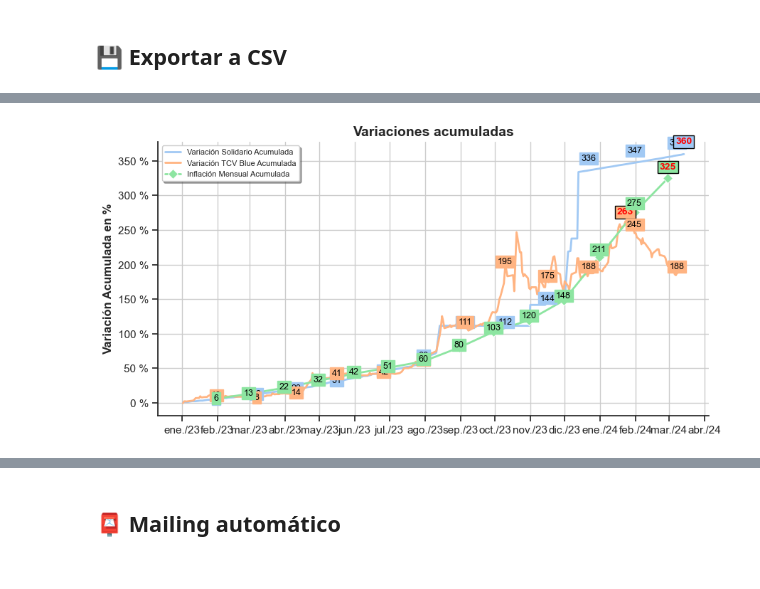
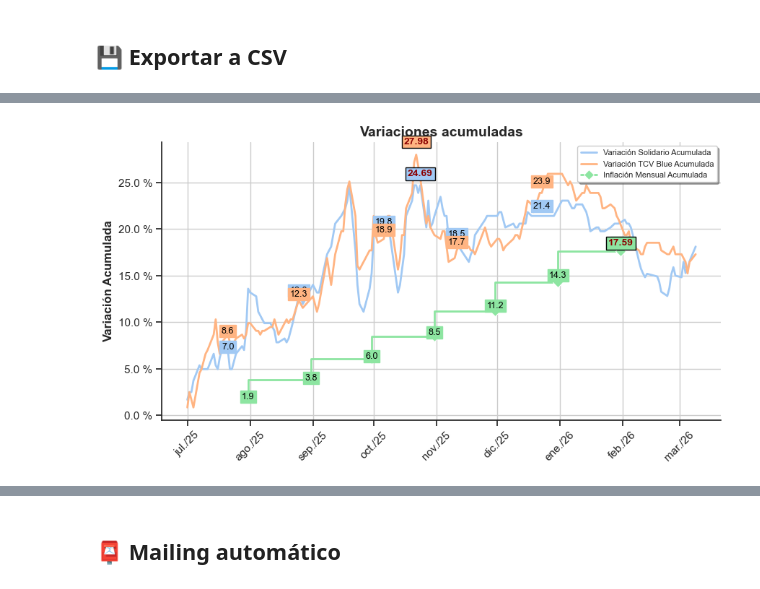
Before and after one commit to mauroemartinez/RPA-exchange-rate-scrapping-automatic-mailing, a Jupyter notebook: RPA_Tipos_de_Cambio_Mailing.ipynb, the cells around one changed output, grey strips where cells are left out. Saved outputs shown, nothing was run; the diff lists cells and outputs as text; code cells hidden in the pictures.

```diff
--- a/RPA_Tipos_de_Cambio_Mailing.ipynb
+++ b/RPA_Tipos_de_Cambio_Mailing.ipynb
@@ -444,7 +477,11 @@ inflacion_df.style.format(
 # %%
 #nueva fila final con todos los datos tomados
-fila_nueva = [dolar_hoy, bna, ambito, euro, tasas]
-fila_nueva = pd.concat(fila_nueva, axis=1)
+bcra_tea_ultimo = inflacion_df["bcra_tea"].iloc[0]
+bcra_tea_df = pd.DataFrame(
+    {"bcra_tea": [bcra_tea_ultimo]}
+)
+
+fila_nueva = pd.concat([dolar_hoy, bna, ambito, euro, fed_tea, bcra_tea_df], axis=1)
 fila_nueva
 # %% [output]
 |  | Fecha | TCC_Blue | TCV_Blue | TCC_Billete | TCV_Billete | TCC_Divisas | TCV_Divisas | Solidario | TCV_MEP | ... |
@@ -455,5 +492,6 @@ fila_nueva
 # Concatenado de la fila nueva
 df = pd.concat([
     fila_nueva,
-    df.loc[:]
+    df
 ]).reset_index(drop=True)
+df
@@ -504,6 +577,8 @@ data = df.copy()
 # Damos vuelta el dataframe sólo para los gráficos
 # Si no lo damos vuelta, los gráficos van a empzar de hoy hacia atrás
 data = data.iloc[::-1]
+data['Fecha'] = pd.to_datetime(data['Fecha'], dayfirst=False, errors='coerce')
+data['Fecha'] = data['Fecha'].dt.strftime('%d/%m/%y')
 data
 # %% [output]
 |  | Fecha | TCC_Blue | TCV_Blue | TCC_Billete | TCV_Billete | TCC_Divisas | TCV_Divisas | Solidario | TCV_MEP | ... |
@@ -721,8 +821,11 @@ plt.savefig(graficos_jpg)
 #locale.setlocale(locale.LC_TIME, 'es_ES.utf8')
 locale.setlocale(locale.LC_TIME, 'en_US.utf8')
 
-inflacion_df["Fecha"] = pd.to_datetime(inflacion_df["Fecha"], format="%d/%m/%Y")
-data["Fecha"] = pd.to_datetime(data["Fecha"], format="%d/%m/%y")
+# Para inflacion_df (que sí es todo dd-mm-YYYY)
+inflacion_df["Fecha"] = pd.to_datetime(inflacion_df["Fecha"], format="%d-%m-%Y")
+
+# Para data (que tiene formatos mezclados)
+data["Fecha"] = pd.to_datetime(data["Fecha"], dayfirst=True, errors="coerce")
 
 variacion_acumulada = data.merge(inflacion_df[["Fecha","Inflación Mensual"]], on=["Fecha"], how="outer")
 
@@ -731,8 +834,7 @@ variacion_acumulada.sort_values("Fecha", inplace=True)
 
 # # Filtramos por el año actual
 # current_year = pd.Timestamp.today().year
-
-fecha_inicio = pd.to_datetime("2023-01-01")
+fecha_inicio = pd.to_datetime("2025-07-01")
 variacion_acumulada = variacion_acumulada[variacion_acumulada["Fecha"] >= fecha_inicio]
 
 #Creamos las columnas acumulativas
@@ -769,7 +871,8 @@ for i, column in enumerate(ax2_columns):
             color=palette[i],
             linewidth=2,
             marker="D",
-            markersize=7
+            markersize=7,
+            drawstyle='steps-pre'
         )
     else:
         sns.lineplot(
@@ -782,7 +885,7 @@ for i, column in enumerate(ax2_columns):
         )
 
     # Etiqueta de datos para cada línea, se requieren diferentes frecuencias
-    bbox = dict(facecolor=palette[i], alpha=1, edgecolor=palette[i], boxstyle='square,pad=0.2')
+    bbox = dict(facecolor=palette[i], edgecolor=palette[i], boxstyle='square,pad=0.2')
     label_frequency = 25 if column != "Inflación Mensual Acumulada" else 1
     for idx, row in variacion_acumulada.iterrows():
         if not pd.isna(row[column]):
@@ -791,7 +894,7 @@ for i, column in enumerate(ax2_columns):
                 plt.text(
                     row['Fecha'],
                     row[column]*1.05,
-                    f'{row[column]:,.0f}',
+                    f'{row[column]:,.1f}',
                     fontsize=9,
                     color="black",
                     ha="center",
@@ -800,41 +903,42 @@ for i, column in enumerate(ax2_columns):
                 )
 
             # Etiqueta del valor máximo por línea/columna
-            bbox_max = dict(facecolor=palette[i], alpha=1, edgecolor="black", boxstyle='square,pad=0.2')
+            bbox_max = dict(facecolor=palette[i], edgecolor="black", boxstyle='square,pad=0.2')
             if row[column] == variacion_acumulada[column].max() and idx == variacion_acumulada[column].idxmax():
                 plt.text(
                     row['Fecha'],
                     row[column]*1.05,
-                    f'{row[column]:,.0f}',
+                    f'{row[column]:,.2f}',
                     fontsize=10,
-                    color="red",
+                    color="darkred",
                     fontweight="bold",
                     ha="center",
                     va="center",
                     bbox=bbox_max
                 )
 
 ax.set_title("Variaciones acumuladas", fontsize=14, fontweight="bold")
 
 # Para que los meses aparezcan en español
 locale.setlocale(locale.LC_TIME, 'es_ES.utf8')
 # Formatear eje de X
+ax.set_xticklabels(variacion_acumulada.Fecha[::3], rotation=45)
 ax.xaxis.set_major_formatter(mdates.DateFormatter('%b/%y'))
 ax.xaxis.set_major_locator(mdates.MonthLocator(interval=1))  # Mostrar un tick al mes
 ax.set_xlabel("")
 
 # Formatear eje de Y
-ax.yaxis.set_major_formatter(FuncFormatter("{:,.0f} %".format))
+ax.yaxis.set_major_formatter(FuncFormatter("{:,.1f} %".format))
 ax.set_xlabel("")
-ax.set_ylabel("Variación Acumulada en %", fontsize = 12, fontweight="bold")
+ax.set_ylabel("Variación Acumulada", fontsize = 12, fontweight="bold")
 
 plt.grid(True)
 sns.despine()
 
 variaciones_jpg = "Variaciones.jpg"
 plt.savefig(variaciones_jpg)
 
 plt.legend(prop={'size': 8}, shadow=True)
 plt.show()
 # %% [output]
-[figure, old version]
+[figure, new version]
```
Also changed, not shown: parts of 38 cells of this notebook.
